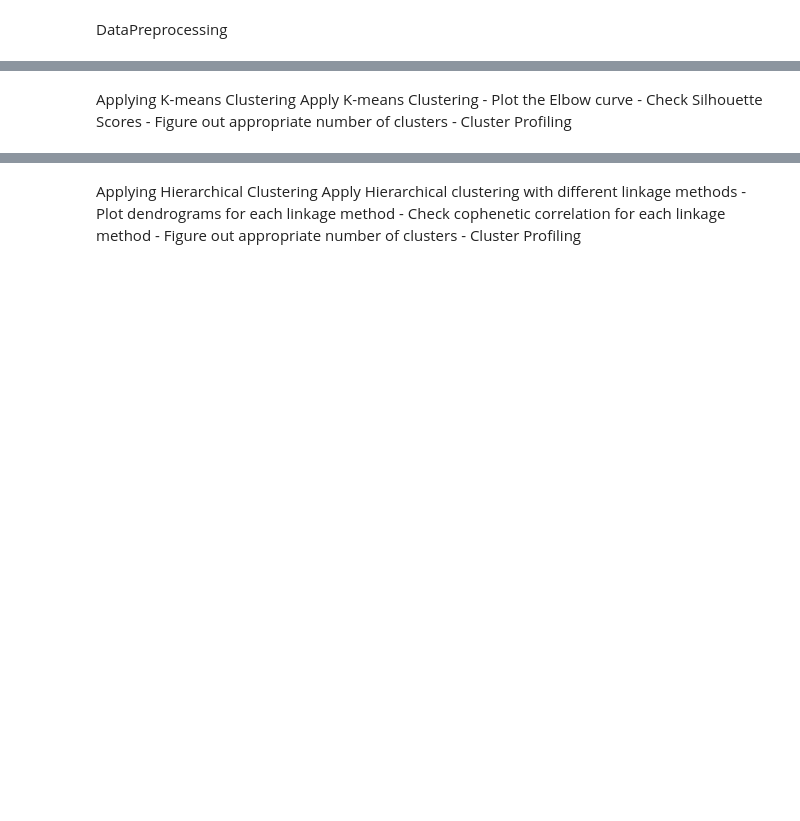
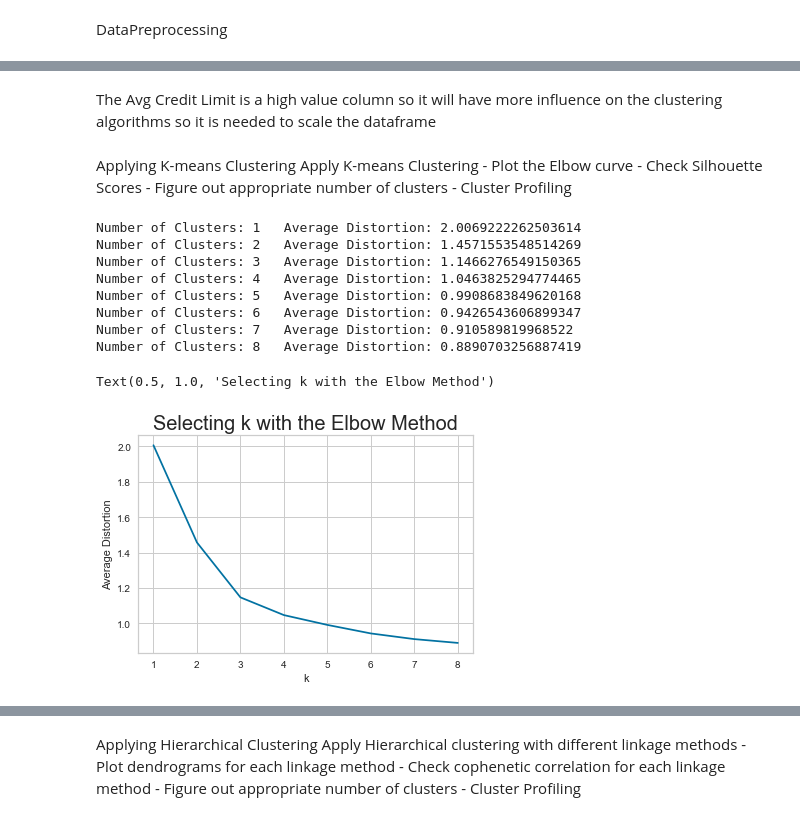
Before and after one commit to luisgvcalderon/aiml, a Jupyter notebook: LGCC-AllLifeCustomerSegmentation.ipynb, the cells around one changed output, grey strips where cells are left out. Drawn from its saved outputs; the diff is of its cells as text; code cells hidden in the pictures; blank space fills up the shorter version.

```diff
--- a/LGCC-AllLifeCustomerSegmentation.ipynb
+++ b/LGCC-AllLifeCustomerSegmentation.ipynb
@@ -189,5 +220,5 @@ df1.isna().sum()
 # %%
 # Scaling the data set before clustering
 scaler = StandardScaler()
-subset = df[num_col].copy()
+subset = data[num_cols].copy()
 subset_scaled = scaler.fit_transform(subset)
@@ -201,26 +227,39 @@ subset_scaled_df.head()
+# %% [markdown]
+The Avg Credit Limit is a high value column so it will have more influence on the clustering algorithms so it is needed to scale the dataframe
 # %% [markdown]
 Applying K-means Clustering
 Apply K-means Clustering - Plot the Elbow curve - Check Silhouette Scores - Figure out appropriate number of clusters - Cluster Profiling
 # %%
 clusters = range(1, 9)
 meanDistortions = []
 
 for k in clusters:
     model = KMeans(n_clusters=k)
-    model.fit(subset_scaled_df)
-    prediction = model.predict(subset_scaled_df)
+    model.fit(subset_scaled)
+    prediction = model.predict(subset_scaled)
     distortion = (
         sum(
-            np.min(cdist(subset_scaled_df, model.cluster_centers_, "euclidean"), axis=1)
+            np.min(cdist(subset_scaled, model.cluster_centers_, "euclidean"), axis=1)
         )
-        / subset_scaled_df.shape[0]
+        / subset_scaled.shape[0]
     )
 
     meanDistortions.append(distortion)
 
     print("Number of Clusters:", k, "\tAverage Distortion:", distortion)
 
 plt.plot(clusters, meanDistortions, "bx-")
 plt.xlabel("k")
 plt.ylabel("Average Distortion")
 plt.title("Selecting k with the Elbow Method", fontsize=20)
+# %% [output]
+Number of Clusters: 1   Average Distortion: 2.0069222262503614
+Number of Clusters: 2   Average Distortion: 1.4571553548514269
+Number of Clusters: 3   Average Distortion: 1.1466276549150365
+Number of Clusters: 4   Average Distortion: 1.0463825294774465
+Number of Clusters: 5   Average Distortion: 0.9908683849620168
+Number of Clusters: 6   Average Distortion: 0.9426543606899347
+Number of Clusters: 7   Average Distortion: 0.910589819968522
+Number of Clusters: 8   Average Distortion: 0.8890703256887419
+Text(0.5, 1.0, 'Selecting k with the Elbow Method')
+[figure, added]
```
Also changed, not shown: parts of 53 cells of this notebook.
